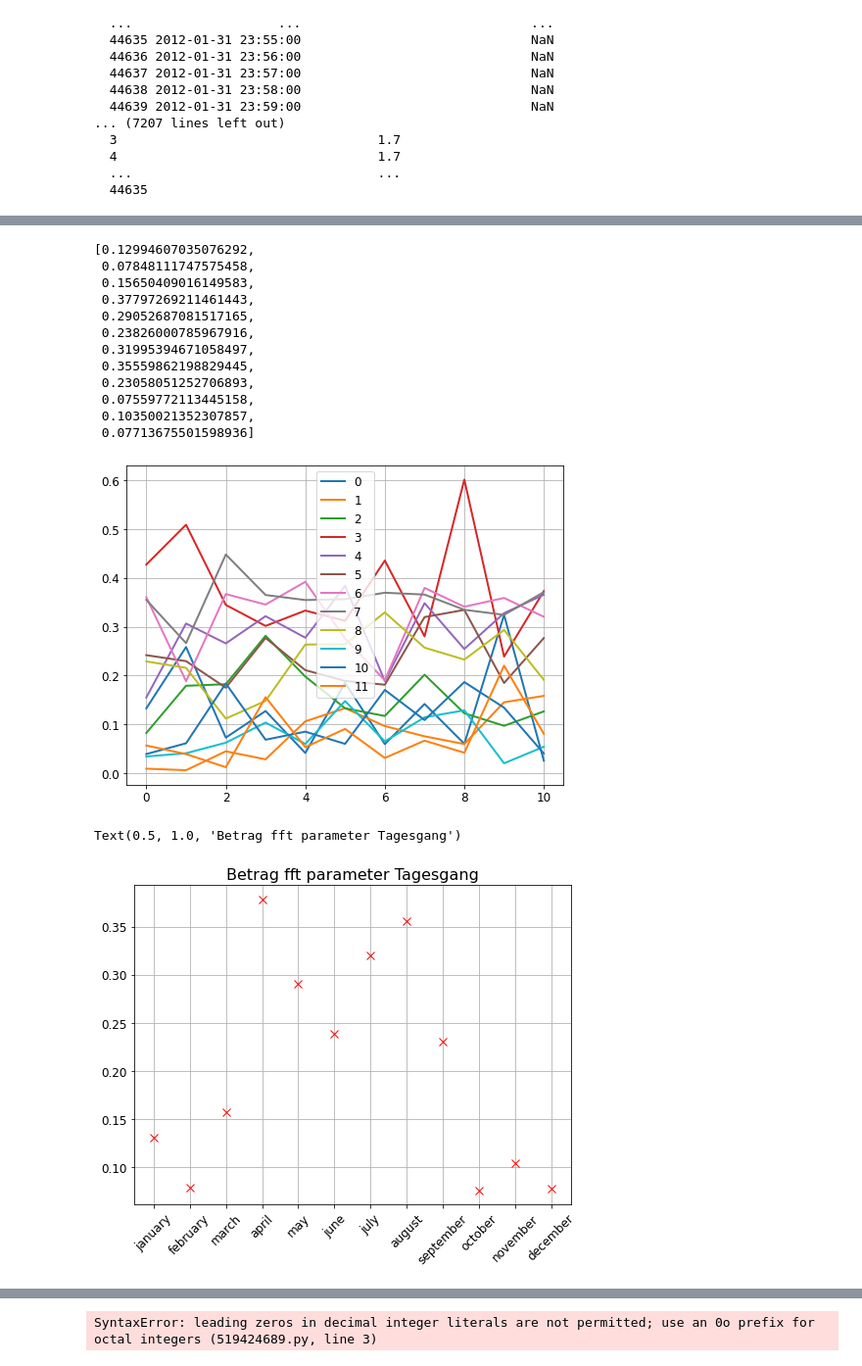
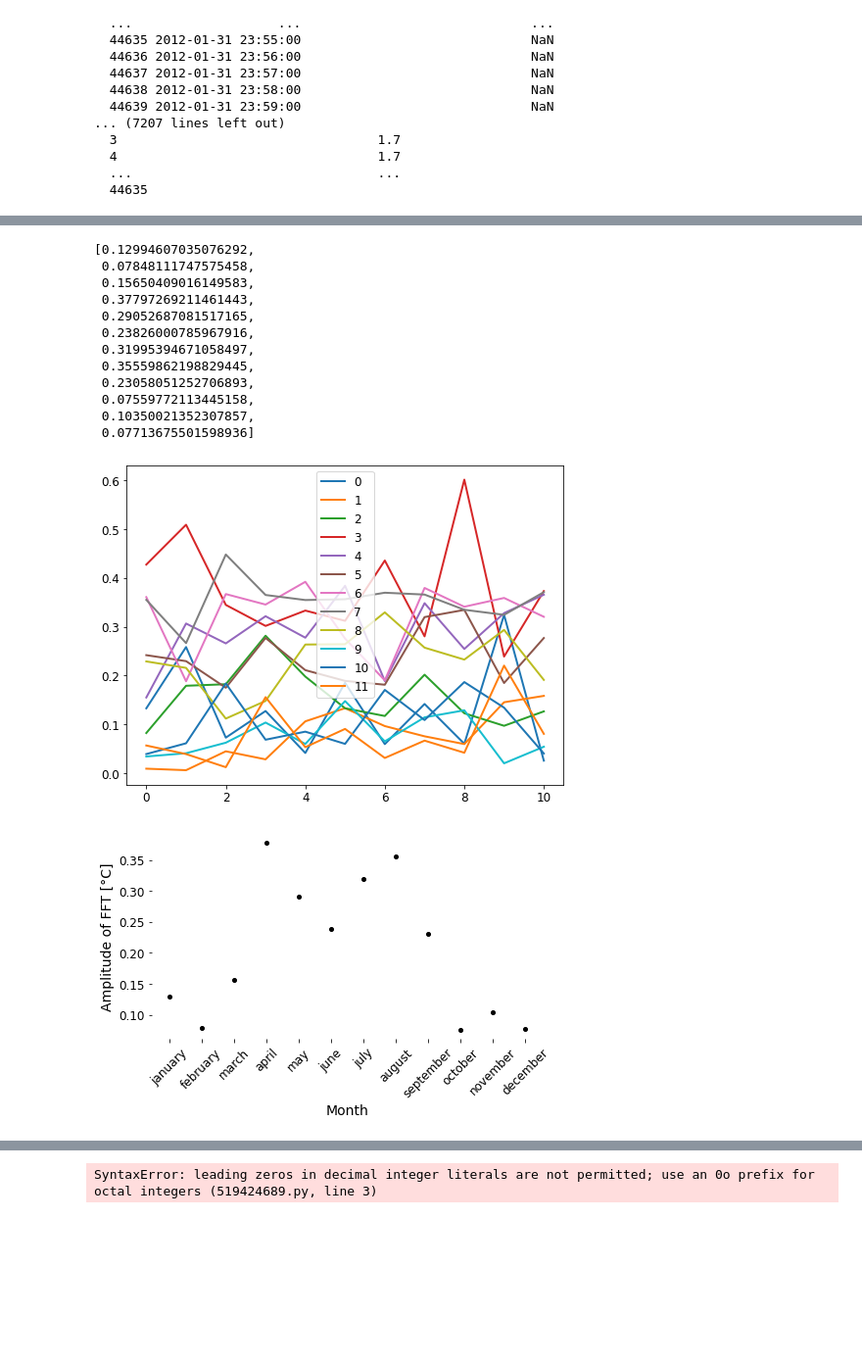
Before and after one commit to LeoausderDose/Praktikum_AWI, a Jupyter notebook: Spitzbergen/data_import_spitzbergenAverages.ipynb, the cells around one changed output, grey strips where cells are left out. Shown at 98% size. Cells and saved outputs as stored; diff of their text form; code cells hidden in the pictures; blank space fills up the shorter version.

Commit message:
FFT Neitrag plot

```diff
--- a/Spitzbergen/data_import_spitzbergenAverages.ipynb
+++ b/Spitzbergen/data_import_spitzbergenAverages.ipynb
@@ -18,7 +18,7 @@ plt.rcParams['ytick.labelsize'] = 12     # Set the default y-axis tick font size
 plt.rcParams['lines.linewidth'] = 2.0    # Set the default line width
 plt.rcParams['lines.markersize'] = 8     # Set the default marker size
 plt.rcParams['legend.fontsize'] = 12     # Set the default legend font size
-plt.rcParams['axes.grid'] = True         # Enable grid lines by default
+plt.rcParams['axes.grid'] = False         # Enable grid lines by default
 
 # Now, all subsequent plots in your script will use these settings
 # %%
@@ -159,16 +159,25 @@ tagesgang_grad_mean
  0.07559772113445158,
  0.10350021352307857,
  0.07713675501598936]
-[figure, old version]
+[figure, new version]
 # %%
 month = ['january', 'february', 'march', 'april','may','june', 'july', 'august', 'september', 'october', 'november', 'december']
 #plt.plot(np.arange(1,13), tagesgang_grad)
-plt.plot(np.arange(1,13), tagesgang_grad_mean, ls = '', marker = 'x', color = 'r')
-plt.xticks(np.arange(1,13), month, rotation = 45)
 
-plt.title('Betrag fft parameter Tagesgang')
+fig, ax = plt.subplots(figsize = (17/2.54, 11/2.54))
+ax.plot(np.arange(1,13), tagesgang_grad_mean, ls = '', marker = '.', color = 'black')
+ax.set_xticks(np.arange(1,13), month, rotation = 45);
+
+ax.spines['top'].set_visible(False)
+ax.spines['right'].set_visible(False)
+ax.spines['bottom'].set_visible(False)
+ax.spines['left'].set_visible(False)
+#plt.title('Betrag fft parameter Tagesgang')
+ax.set_ylabel('Amplitude of FFT [°C]')
+ax.set_xlabel('Month')
+
+plt.tight_layout()
 
 #plt.savefig('FourrierParamAvg.pdf')
 # %% [output]
-Text(0.5, 1.0, 'Betrag fft parameter Tagesgang')
-[figure, old version]
+[figure, new version]
```
Also changed, not shown: parts of 2 cells of this notebook, 1 other file.
